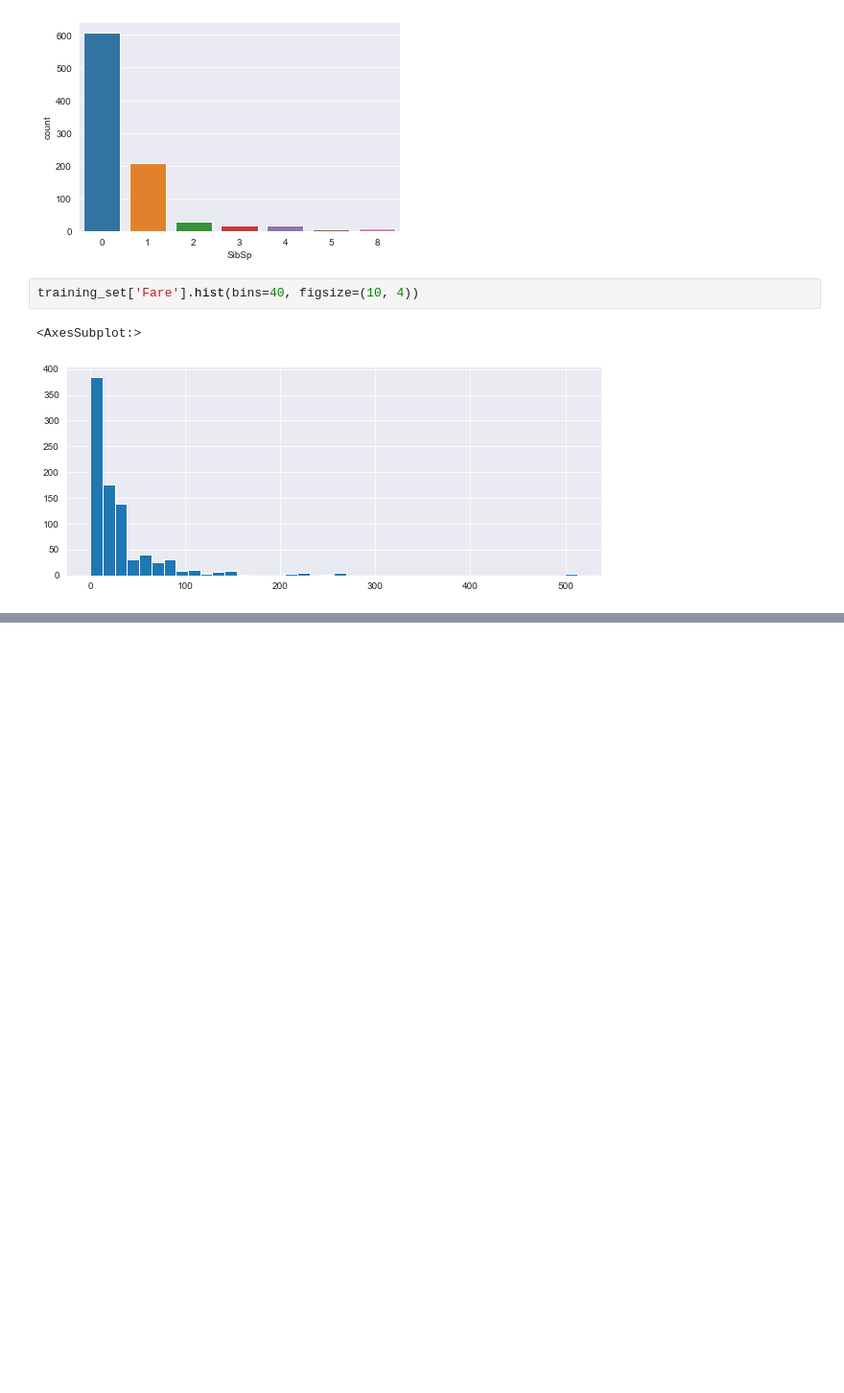
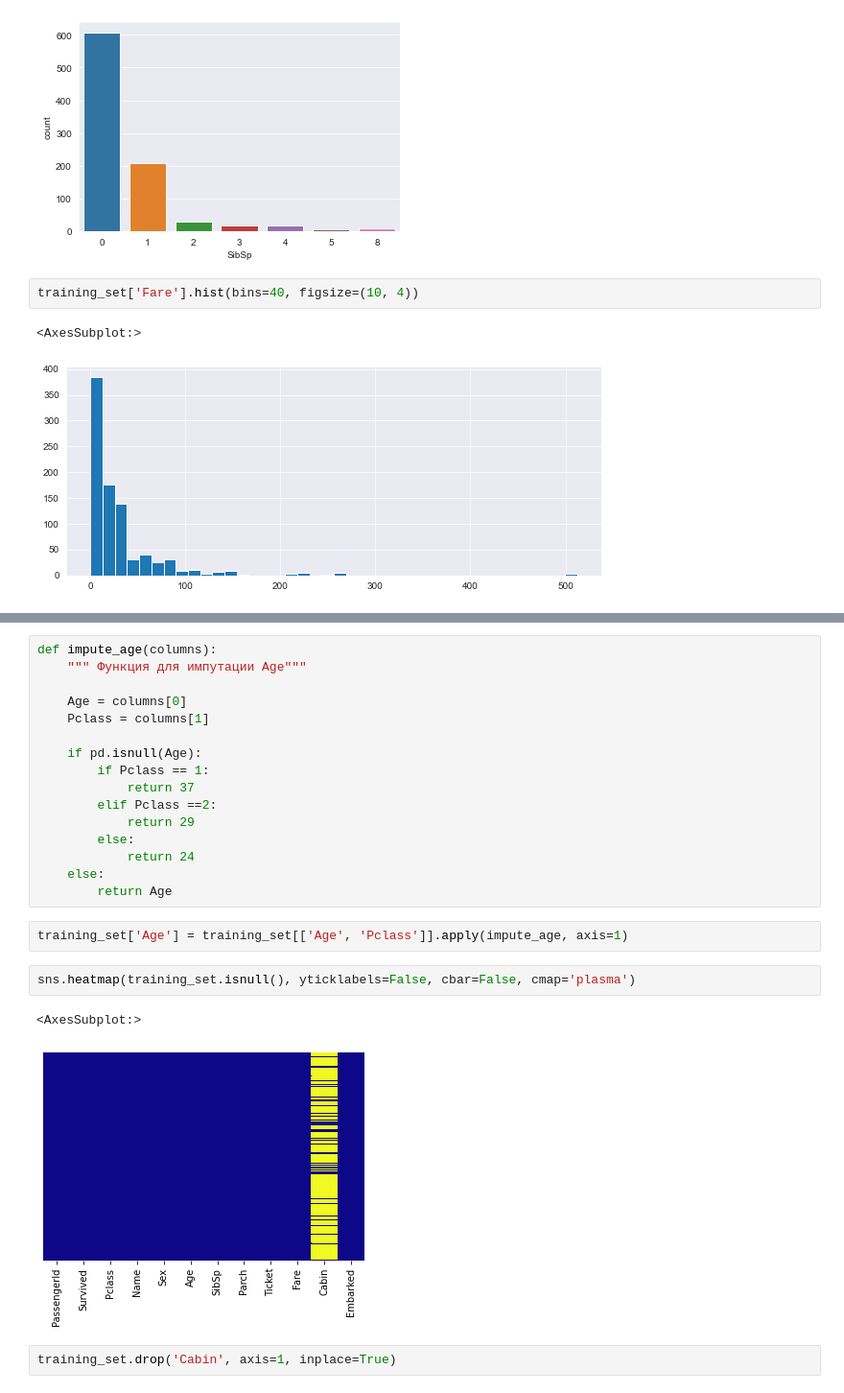
Before and after one commit to Inna-Kosovan/DataScienceBeginning, a Jupyter notebook: ML/logistic_regression/logistic_regression.ipynb, the cells around one changed output, grey strips where cells are left out. Shown at 96% size. Saved outputs shown, nothing was run; the diff lists cells and outputs as text; blank space fills up the shorter version.

```diff
--- a/ML/logistic_regression/logistic_regression.ipynb
+++ b/ML/logistic_regression/logistic_regression.ipynb
@@ -84,0 +95,25 @@ training_set['Fare'].hist(bins=40, figsize=(10, 4))
+# %%
+def impute_age(columns):
+    """ Функция для импутации Age"""
+
+    Age = columns[0]
+    Pclass = columns[1]
+
+    if pd.isnull(Age):
+        if Pclass == 1:
+            return 37
+        elif Pclass ==2:
+            return 29
+        else:
+            return 24
+    else:
+        return Age
+# %%
+training_set['Age'] = training_set[['Age', 'Pclass']].apply(impute_age, axis=1)
+# %%
+sns.heatmap(training_set.isnull(), yticklabels=False, cbar=False, cmap='plasma')
+# %% [output]
+<AxesSubplot:>
+[figure, added]
+# %%
+training_set.drop('Cabin', axis=1, inplace=True)
```
Also changed, not shown: parts of 29 cells of this notebook.
